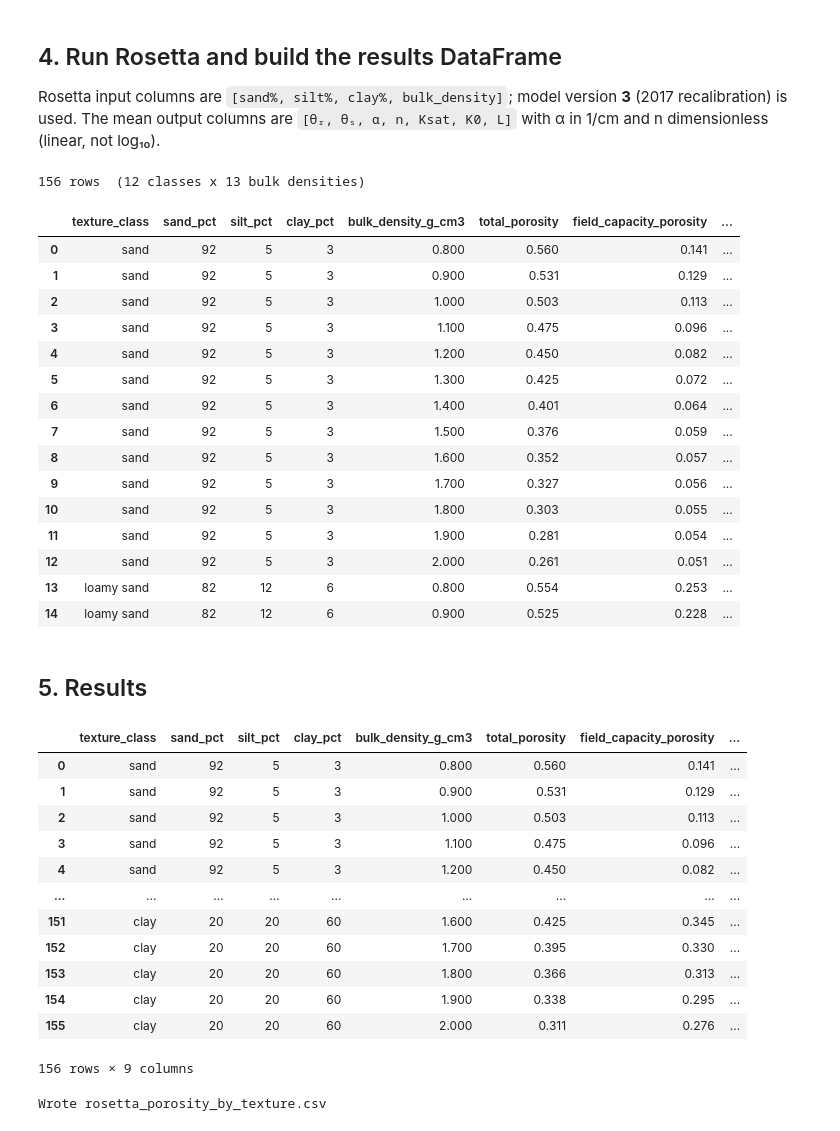
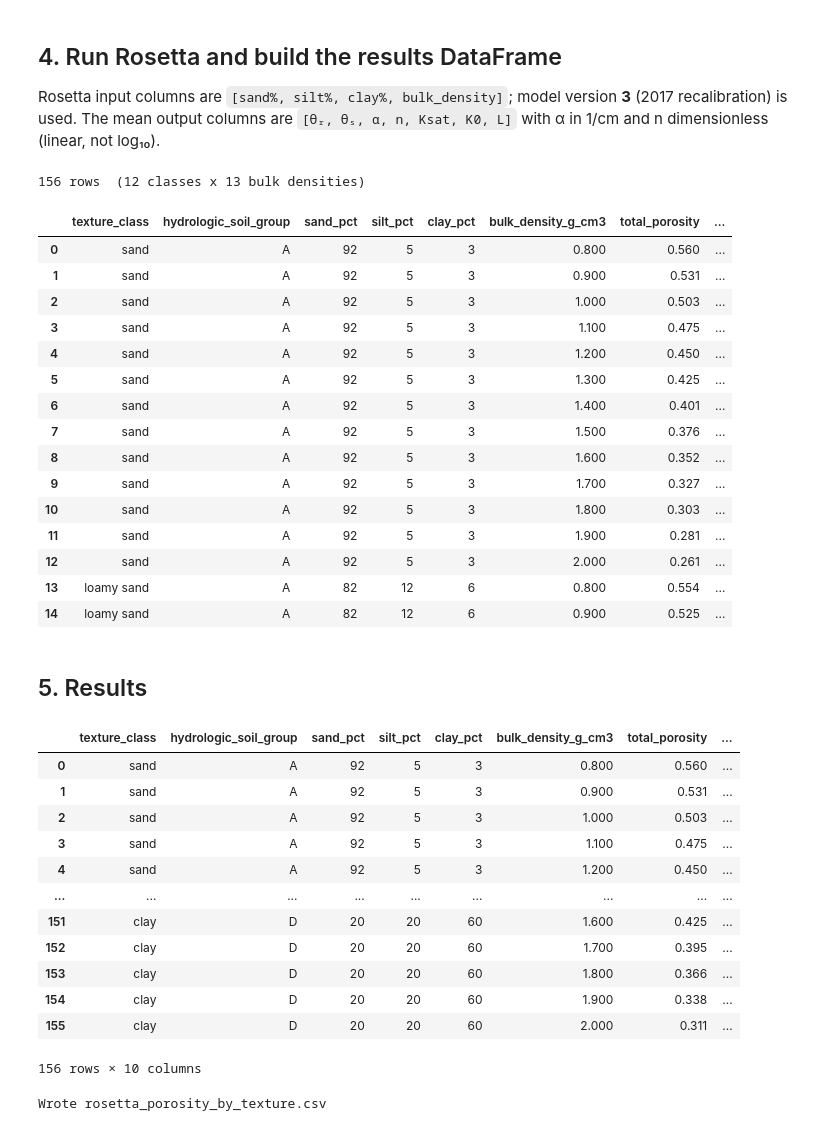
Before and after one commit to LimnoTech/soil-health-hydraulics, a Jupyter notebook: rosetta_porosity_by_texture.ipynb, the cells around one changed output. Cells and saved outputs as stored; diff of their text form; code cells hidden in the pictures.

```diff
--- a/rosetta_porosity_by_texture.ipynb
+++ b/rosetta_porosity_by_texture.ipynb
@@ -44,6 +44,25 @@ TEXTURE_CLASSES = {
     "clay":            (20, 20, 60),
 }
 
+# NRCS hydrologic soil group (HSG) inferred from texture class. This is the standard
+# texture-based approximation used when saturated hydraulic conductivity is unknown
+# (e.g. HYSOGs250m, SWAT). Actual HSG also depends on Ksat, depth to a restrictive
+# layer, and water-table depth. A = low runoff / high infiltration ... D = high runoff.
+HYDROLOGIC_SOIL_GROUP = {
+    "sand":            "A",
+    "loamy sand":      "A",
+    "sandy loam":      "A",
+    "loam":            "B",
+    "silt loam":       "B",
+    "silt":            "B",
+    "sandy clay loam": "C",
+    "clay loam":       "D",
+    "silty clay loam": "D",
+    "sandy clay":      "D",
+    "silty clay":      "D",
+    "clay":            "D",
+}
+
 texture_df = (
     pd.DataFrame.from_dict(
         TEXTURE_CLASSES, orient="index", columns=["sand_pct", "silt_pct", "clay_pct"]
@@ -51,6 +70,8 @@ texture_df = (
     .rename_axis("texture_class")
     .reset_index()
 )
+# hydrologic soil group immediately to the right of texture_class
+texture_df.insert(1, "hydrologic_soil_group", texture_df["texture_class"].map(HYDROLOGIC_SOIL_GROUP))
 
 # sanity check: each class sums to 100%
 assert (texture_df[["sand_pct", "silt_pct", "clay_pct"]].sum(axis=1) == 100).all()
@@ -106,56 +127,58 @@ Rosetta input columns are `[sand%, silt%, clay%, bulk_density]`; model version *
 rows = [
     {
         "texture_class": cls,
+        "hydrologic_soil_group": HYDROLOGIC_SOIL_GROUP[cls],
         "sand_pct": sand,
         "silt_pct": silt,
         "clay_pct": clay,
         "bulk_density_g_cm3": bd,
     }
     for cls, (sand, silt, clay) in TEXTURE_CLASSES.items()
     for bd in bulk_densities
 ]
 df = pd.DataFrame(rows)
 
 # Rosetta expects [sand, silt, clay, bulk_density]
 rosetta_input = df[["sand_pct", "silt_pct", "clay_pct", "bulk_density_g_cm3"]].to_numpy()
 mean, stdev, codes = rosetta(3, SoilData.from_iter(rosetta_input.tolist()))
 mean = np.asarray(mean)
 
 theta_r, theta_s, alpha, n = mean[:, 0], mean[:, 1], mean[:, 2], mean[:, 3]
 
 df["total_porosity"] = theta_s
 df["field_capacity_porosity"] = vg_theta(H_FIELD_CAPACITY, theta_r, theta_s, alpha, n)
 df["wilting_point_porosity"] = vg_theta(H_WILTING_POINT, theta_r, theta_s, alpha, n)
 df["available_water_capacity"] = (
     df["field_capacity_porosity"] - df["wilting_point_porosity"]
 )
 df["rosetta_code"] = np.asarray(codes)  # 3 = texture + bulk density model
 
 print(f"{len(df)} rows  ({len(TEXTURE_CLASSES)} classes x {len(bulk_densities)} bulk densities)")
 df.head(15)
 # %% [output]
 156 rows  (12 classes x 13 bulk densities)
-|  | texture_class | sand_pct | silt_pct | clay_pct | bulk_density_g_cm3 | total_porosity | field_capacity_porosity | ... |
-| 0 | sand | 92 | 5 | 3 | 0.800 | 0.560 | 0.141 | ... |
-| 1 | sand | 92 | 5 | 3 | 0.900 | 0.531 | 0.129 | ... |
-| 2 | sand | 92 | 5 | 3 | 1.000 | 0.503 | 0.113 | ... |
-| 3 | sand | 92 | 5 | 3 | 1.100 | 0.475 | 0.096 | ... |
-| 4 | sand | 92 | 5 | 3 | 1.200 | 0.450 | 0.082 | ... |
-| 5 | sand | 92 | 5 | 3 | 1.300 | 0.425 | 0.072 | ... |
-| 6 | sand | 92 | 5 | 3 | 1.400 | 0.401 | 0.064 | ... |
-| 7 | sand | 92 | 5 | 3 | 1.500 | 0.376 | 0.059 | ... |
-| 8 | sand | 92 | 5 | 3 | 1.600 | 0.352 | 0.057 | ... |
-| 9 | sand | 92 | 5 | 3 | 1.700 | 0.327 | 0.056 | ... |
-| 10 | sand | 92 | 5 | 3 | 1.800 | 0.303 | 0.055 | ... |
-| 11 | sand | 92 | 5 | 3 | 1.900 | 0.281 | 0.054 | ... |
-| 12 | sand | 92 | 5 | 3 | 2.000 | 0.261 | 0.051 | ... |
-| 13 | loamy sand | 82 | 12 | 6 | 0.800 | 0.554 | 0.253 | ... |
-| 14 | loamy sand | 82 | 12 | 6 | 0.900 | 0.525 | 0.228 | ... |
+|  | texture_class | hydrologic_soil_group | sand_pct | silt_pct | clay_pct | bulk_density_g_cm3 | total_porosity | ... |
+| 0 | sand | A | 92 | 5 | 3 | 0.800 | 0.560 | ... |
+| 1 | sand | A | 92 | 5 | 3 | 0.900 | 0.531 | ... |
+| 2 | sand | A | 92 | 5 | 3 | 1.000 | 0.503 | ... |
+| 3 | sand | A | 92 | 5 | 3 | 1.100 | 0.475 | ... |
+| 4 | sand | A | 92 | 5 | 3 | 1.200 | 0.450 | ... |
+| 5 | sand | A | 92 | 5 | 3 | 1.300 | 0.425 | ... |
+| 6 | sand | A | 92 | 5 | 3 | 1.400 | 0.401 | ... |
+| 7 | sand | A | 92 | 5 | 3 | 1.500 | 0.376 | ... |
+| 8 | sand | A | 92 | 5 | 3 | 1.600 | 0.352 | ... |
+| 9 | sand | A | 92 | 5 | 3 | 1.700 | 0.327 | ... |
+| 10 | sand | A | 92 | 5 | 3 | 1.800 | 0.303 | ... |
+| 11 | sand | A | 92 | 5 | 3 | 1.900 | 0.281 | ... |
+| 12 | sand | A | 92 | 5 | 3 | 2.000 | 0.261 | ... |
+| 13 | loamy sand | A | 82 | 12 | 6 | 0.800 | 0.554 | ... |
+| 14 | loamy sand | A | 82 | 12 | 6 | 0.900 | 0.525 | ... |
 # %% [markdown]
 ## 5. Results
 # %%
 result = df[[
     "texture_class",
+    "hydrologic_soil_group",
     "sand_pct",
     "silt_pct",
     "clay_pct",
@@ -168,19 +191,19 @@ result = df[[
 
 result
 # %% [output]
-|  | texture_class | sand_pct | silt_pct | clay_pct | bulk_density_g_cm3 | total_porosity | field_capacity_porosity | ... |
-| 0 | sand | 92 | 5 | 3 | 0.800 | 0.560 | 0.141 | ... |
-| 1 | sand | 92 | 5 | 3 | 0.900 | 0.531 | 0.129 | ... |
-| 2 | sand | 92 | 5 | 3 | 1.000 | 0.503 | 0.113 | ... |
-| 3 | sand | 92 | 5 | 3 | 1.100 | 0.475 | 0.096 | ... |
-| 4 | sand | 92 | 5 | 3 | 1.200 | 0.450 | 0.082 | ... |
+|  | texture_class | hydrologic_soil_group | sand_pct | silt_pct | clay_pct | bulk_density_g_cm3 | total_porosity | ... |
+| 0 | sand | A | 92 | 5 | 3 | 0.800 | 0.560 | ... |
+| 1 | sand | A | 92 | 5 | 3 | 0.900 | 0.531 | ... |
+| 2 | sand | A | 92 | 5 | 3 | 1.000 | 0.503 | ... |
+| 3 | sand | A | 92 | 5 | 3 | 1.100 | 0.475 | ... |
+| 4 | sand | A | 92 | 5 | 3 | 1.200 | 0.450 | ... |
 | ... | ... | ... | ... | ... | ... | ... | ... | ... |
-| 151 | clay | 20 | 20 | 60 | 1.600 | 0.425 | 0.345 | ... |
-| 152 | clay | 20 | 20 | 60 | 1.700 | 0.395 | 0.330 | ... |
-| 153 | clay | 20 | 20 | 60 | 1.800 | 0.366 | 0.313 | ... |
-| 154 | clay | 20 | 20 | 60 | 1.900 | 0.338 | 0.295 | ... |
-| 155 | clay | 20 | 20 | 60 | 2.000 | 0.311 | 0.276 | ... |
+| 151 | clay | D | 20 | 20 | 60 | 1.600 | 0.425 | ... |
+| 152 | clay | D | 20 | 20 | 60 | 1.700 | 0.395 | ... |
+| 153 | clay | D | 20 | 20 | 60 | 1.800 | 0.366 | ... |
+| 154 | clay | D | 20 | 20 | 60 | 1.900 | 0.338 | ... |
+| 155 | clay | D | 20 | 20 | 60 | 2.000 | 0.311 | ... |
-156 rows × 9 columns
+156 rows × 10 columns
 # %%
 # Save to CSV
 result.to_csv("rosetta_porosity_by_texture.csv", index=False)
```
Also changed, not shown: parts of 5 cells of this notebook, 5 other files.
